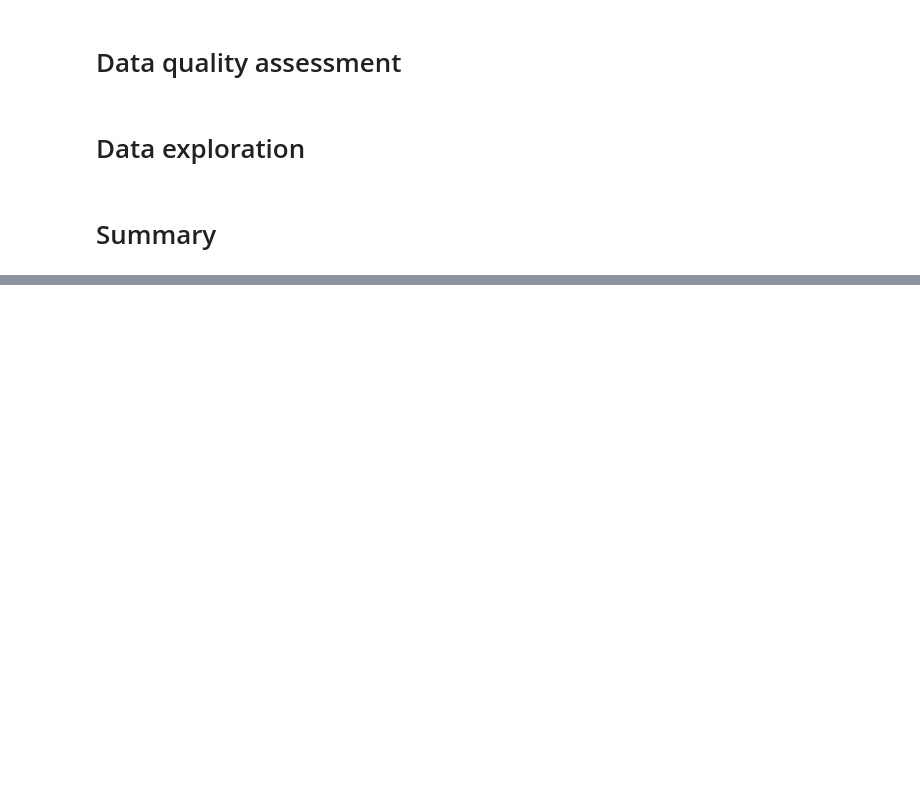
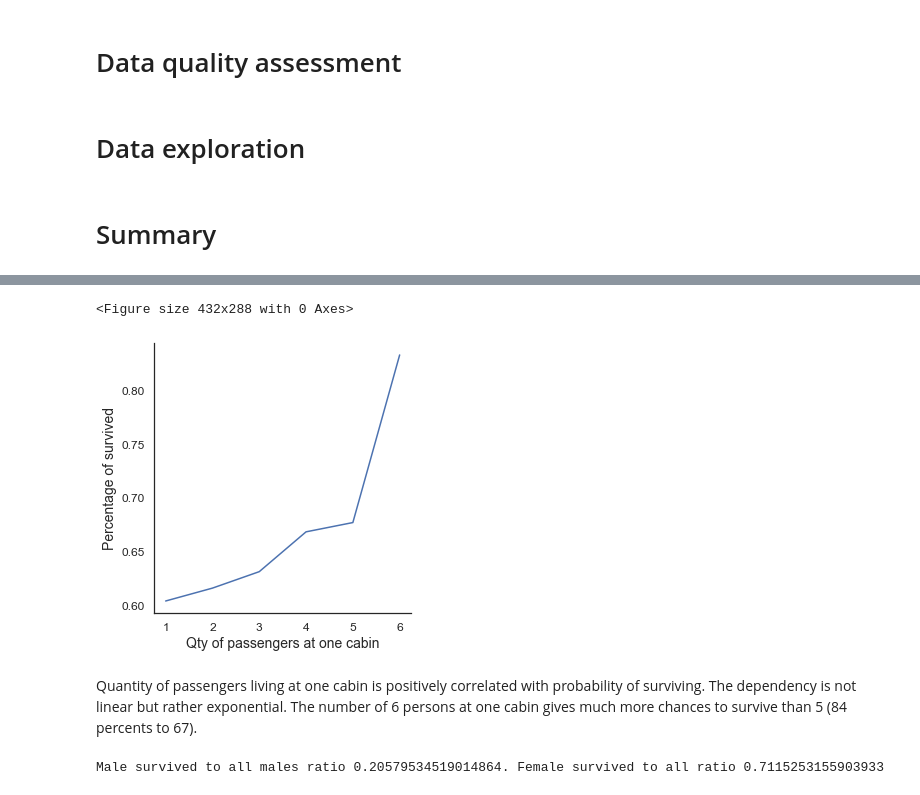
Before and after one commit to ypiskunou/ml, a Jupyter notebook: eda.ipynb, the cells around one changed output, grey strips where cells are left out. Saved outputs shown, nothing was run; the diff lists cells and outputs as text; code cells hidden in the pictures; blank space fills up the shorter version.

```diff
--- a/eda.ipynb
+++ b/eda.ipynb
@@ -328,0 +78,16 @@ plt.ylabel('Survived', fontsize=17);
+# %%
+def survived_by_cabin():
+    titanic['Survived'].corr(titanic['Fare'])
+    t = titanic[['Cabin','Survived']].groupby('Cabin').count()
+
+    t = t.reset_index()
+    t.rename(columns={'Cabin':'Cabin','Survived':'Qty'}, inplace=True)
+    t = t.merge(titanic[['Survived','Cabin']], on='Cabin')
+    c = t[t.Survived==1].groupby('Qty').count()
+    d = t.groupby('Qty').count()
+    e = c['Survived']/d['Survived']
+
+    plt.figure(2);
+    g = sns.relplot(data=e, kind='line');
+    g.set_xlabels('Qty of passengers at one cabin')
+    g.set_ylabels('Percentage of survived')
@@ -330,0 +170,11 @@ plt.ylabel('Survived', fontsize=17);
+# %%
+survived_by_cabin();
+# %% [output]
+<Figure size 432x288 with 0 Axes>
+[figure, added]
+# %% [markdown]
+Quantity of passengers living at one cabin is positively correlated with probability of surviving. The dependency is not linear but rather exponential. The number of 6 persons at one cabin gives much more chances to survive than 5 (84 percents to 67).
+# %%
+correlation_by_sex()
+# %% [output]
+Male survived to all males ratio 0.20579534519014864. Female survived to all ratio 0.7115253155903933
```
Also changed, not shown: parts of 31 cells of this notebook.
